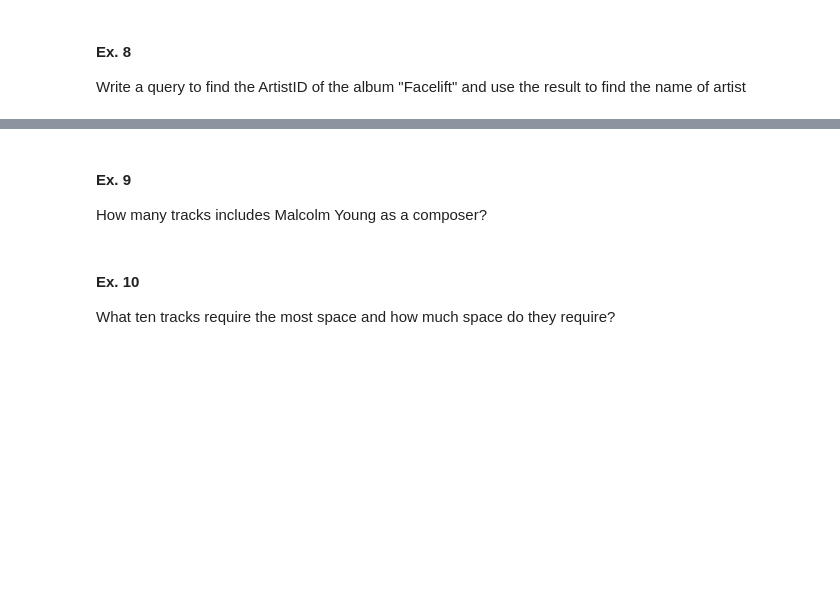
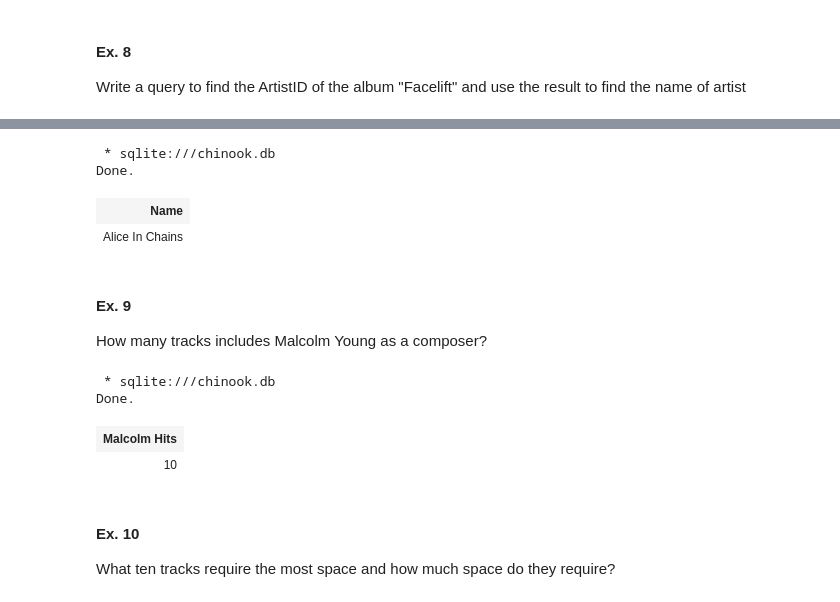
Before and after one commit to nartehi/CSC330-Introduction-to-SQL-T6, a Jupyter notebook: SQL_tutorial.ipynb, the cells around one changed output, grey strips where cells are left out. Drawn from its saved outputs; the diff is of its cells as text; code cells hidden in the pictures; blank space fills up the shorter version.

```diff
--- a/SQL_tutorial.ipynb
+++ b/SQL_tutorial.ipynb
@@ -245,12 +252,27 @@ Write a query to find the ArtistID of the album "Facelift" and use the result to
 # %%
 %%sql
 -- Write the query that finds the artist of the album above
+SELECT Name FROM artists WHERE ArtistID IN (SELECT ArtistId FROM albums WHERE Title = "Facelift")
+
+--or
+--SELECT Name FROM artists WHERE ArtistID = 5
+# %% [output]
+ * sqlite:///chinook.db
+Done.
+| Name |
+| Alice In Chains |
 # %% [markdown]
 #### Ex. 9
 How many tracks includes Malcolm Young as a composer?
 # %%
 %%sql
 -- Write your query here
+SELECT COUNT() AS 'Malcolm Hits' FROM tracks WHERE Composer LIKE '%Malcolm Young%';
+# %% [output]
+ * sqlite:///chinook.db
+Done.
+| Malcolm Hits |
+| 10 |
 # %% [markdown]
 #### Ex. 10
 What ten tracks require the most space and how much space do they require?
```
Also changed, not shown: parts of 2 cells of this notebook.
